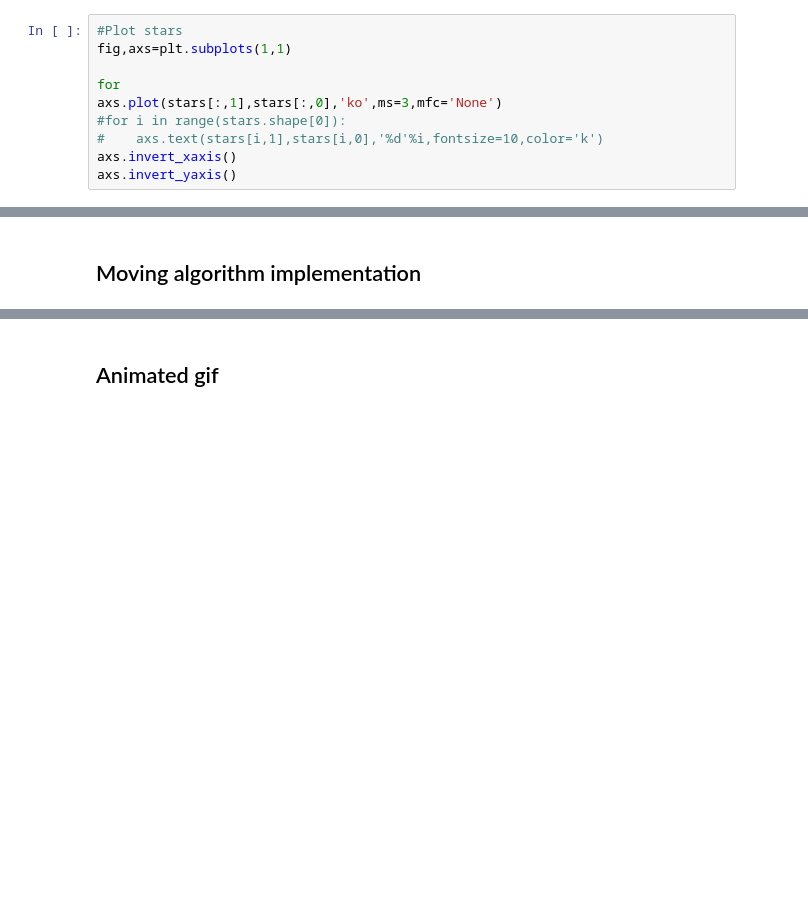
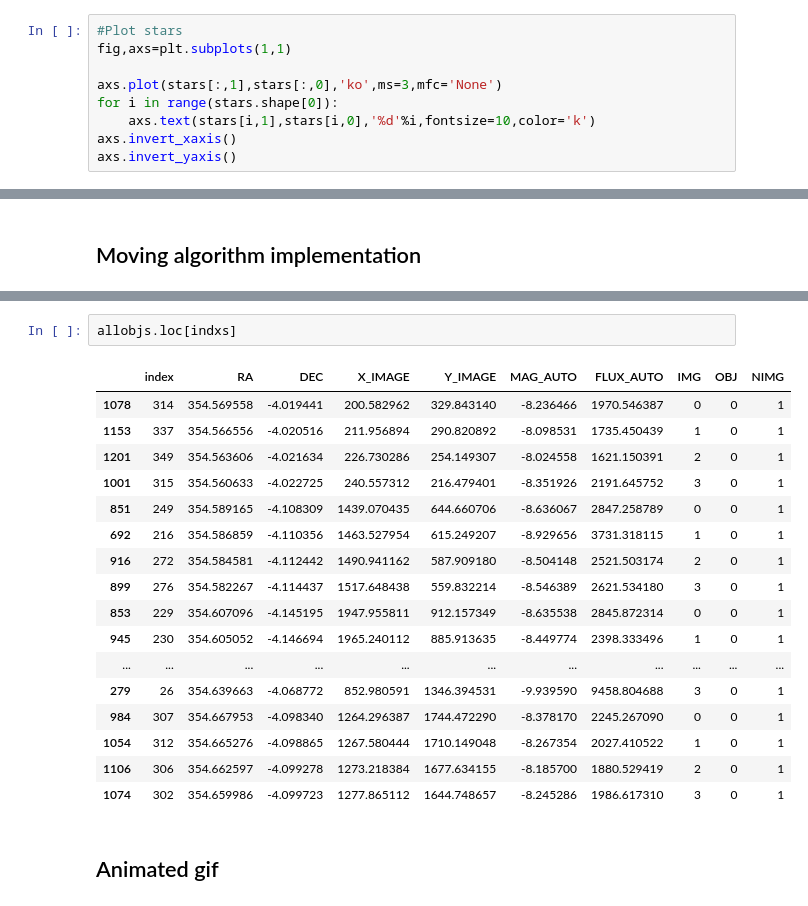
Before and after one commit to seap-udea/AIsteroid, a Jupyter notebook: FindAsteroid.ipynb, the cells around one changed output, grey strips where cells are left out. Saved outputs shown, nothing was run; the diff lists cells and outputs as text; blank space fills up the shorter version.

```diff
--- a/FindAsteroid.ipynb
+++ b/FindAsteroid.ipynb
@@ -610,10 +614,9 @@ DATE    = '2018-01-01T14:32:55' / [UTC] Date of writing
 #Plot stars
 fig,axs=plt.subplots(1,1)
 
-for
 axs.plot(stars[:,1],stars[:,0],'ko',ms=3,mfc='None')
-#for i in range(stars.shape[0]):
-#    axs.text(stars[i,1],stars[i,0],'%d'%i,fontsize=10,color='k')
+for i in range(stars.shape[0]):
+    axs.text(stars[i,1],stars[i,0],'%d'%i,fontsize=10,color='k')
 axs.invert_xaxis()
 axs.invert_yaxis()
 # %% [output]
@@ -1007,6 +983,26 @@ Time between layers (seconds): 0.28759524107
 5 objects found
 Objects: [1078, 1153, 1201, 1001, 851, 692, 916, 899, 853, 945, 947, 1002, 255, 265, 285, 279, 984, 1054, 1106, 1074]
 Done.
+# %%
+allobjs.loc[indxs]
+# %% [output]
+|  | index | RA | DEC | X_IMAGE | Y_IMAGE | MAG_AUTO | FLUX_AUTO | IMG | OBJ | NIMG |
+| 1078 | 314 | 354.569558 | -4.019441 | 200.582962 | 329.843140 | -8.236466 | 1970.546387 | 0 | 0 | 1 |
+| 1153 | 337 | 354.566556 | -4.020516 | 211.956894 | 290.820892 | -8.098531 | 1735.450439 | 1 | 0 | 1 |
+| 1201 | 349 | 354.563606 | -4.021634 | 226.730286 | 254.149307 | -8.024558 | 1621.150391 | 2 | 0 | 1 |
+| 1001 | 315 | 354.560633 | -4.022725 | 240.557312 | 216.479401 | -8.351926 | 2191.645752 | 3 | 0 | 1 |
+| 851 | 249 | 354.589165 | -4.108309 | 1439.070435 | 644.660706 | -8.636067 | 2847.258789 | 0 | 0 | 1 |
+| 692 | 216 | 354.586859 | -4.110356 | 1463.527954 | 615.249207 | -8.929656 | 3731.318115 | 1 | 0 | 1 |
+| 916 | 272 | 354.584581 | -4.112442 | 1490.941162 | 587.909180 | -8.504148 | 2521.503174 | 2 | 0 | 1 |
+| 899 | 276 | 354.582267 | -4.114437 | 1517.648438 | 559.832214 | -8.546389 | 2621.534180 | 3 | 0 | 1 |
+| 853 | 229 | 354.607096 | -4.145195 | 1947.955811 | 912.157349 | -8.635538 | 2845.872314 | 0 | 0 | 1 |
+| 945 | 230 | 354.605052 | -4.146694 | 1965.240112 | 885.913635 | -8.449774 | 2398.333496 | 1 | 0 | 1 |
+| ... | ... | ... | ... | ... | ... | ... | ... | ... | ... | ... |
+| 279 | 26 | 354.639663 | -4.068772 | 852.980591 | 1346.394531 | -9.939590 | 9458.804688 | 3 | 0 | 1 |
+| 984 | 307 | 354.667953 | -4.098340 | 1264.296387 | 1744.472290 | -8.378170 | 2245.267090 | 0 | 0 | 1 |
+| 1054 | 312 | 354.665276 | -4.098865 | 1267.580444 | 1710.149048 | -8.267354 | 2027.410522 | 1 | 0 | 1 |
+| 1106 | 306 | 354.662597 | -4.099278 | 1273.218384 | 1677.634155 | -8.185700 | 1880.529419 | 2 | 0 | 1 |
+| 1074 | 302 | 354.659986 | -4.099723 | 1277.865112 | 1644.748657 | -8.245286 | 1986.617310 | 3 | 0 | 1 |
 # %% [markdown]
 ## Animated gif
 # %%
```
Also changed, not shown: parts of 15 cells of this notebook, 3 other files.
